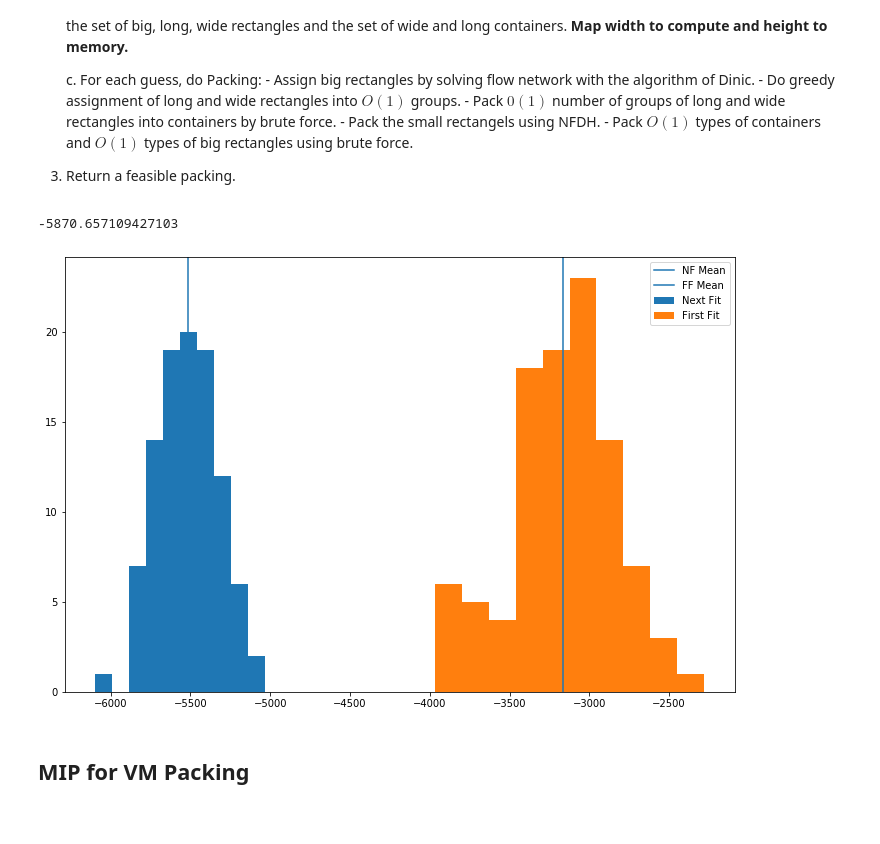
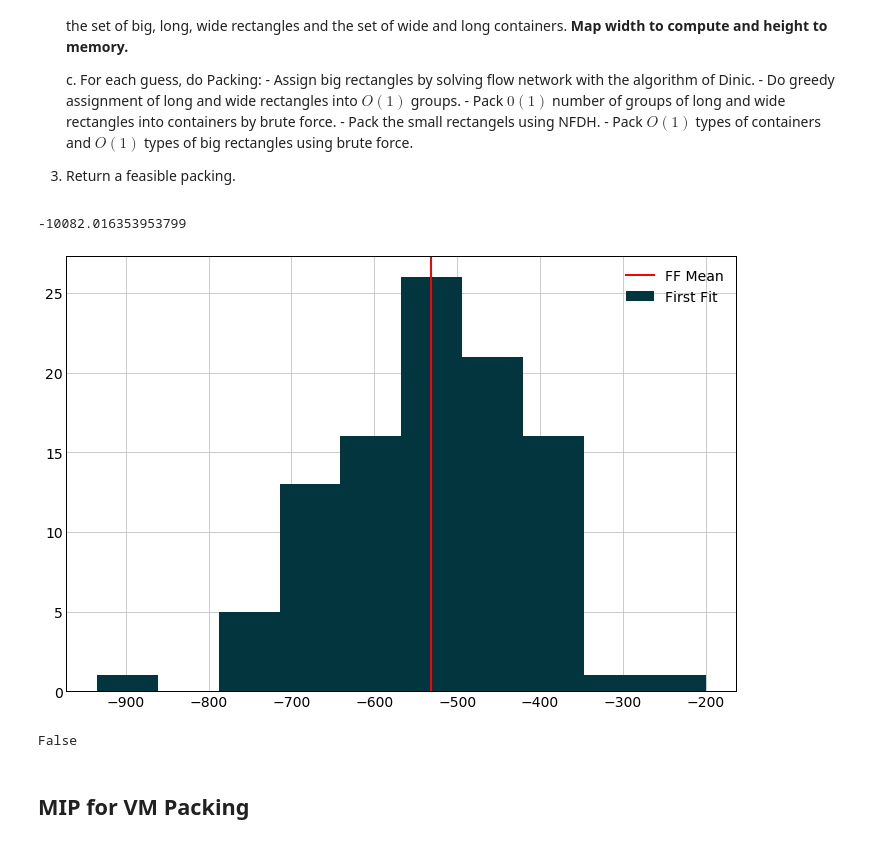
Before and after one commit to hubbs5/or-gym, a Jupyter notebook: notebooks/vm_packing_opt.ipynb, the cells around one changed output. Saved outputs shown, nothing was run; the diff lists cells and outputs as text; code cells hidden in the pictures.

```diff
--- a/notebooks/vm_packing_opt.ipynb
+++ b/notebooks/vm_packing_opt.ipynb
@@ -23,7 +23,6 @@ Input: set of items $i \in I$, where each item $i$ has two dimensions defined by
 
 3. Return a feasible packing.
 # %%
-import gym
 import or_gym
 import numpy as np
 import matplotlib.pyplot as plt
@@ -32,8 +31,9 @@ from pyomo.environ import *
 from pyomo.opt import SolverFactory
 import time
 %matplotlib inline
+plt.style.use('cmu_paper')
 # %%
-env = gym.make('VMPacking-v0')
+env = or_gym.make('VMPacking-v0')
 # %%
 s_bins, s_item = env.reset()
 # %%
@@ -83,7 +83,7 @@ while done == False:
 # %%
 sum(rewards)
 # %% [output]
--5870.657109427103
+-10082.016353953799
 # %%
 # Average FF and NF
 algos = ['NF', 'FF']
@@ -106,11 +106,11 @@ for a in algos:
     algo_rewards[a] = np.array(algo_rewards[a])
 # %%
 plt.figure(figsize=(12,8))
-plt.hist(algo_rewards['NF'], label='Next Fit')
-plt.axvline(algo_rewards['NF'].mean(), label='NF Mean')
+# plt.hist(algo_rewards['NF'], label='Next Fit')
+# plt.axvline(algo_rewards['NF'].mean(), label='NF Mean')
 plt.hist(algo_rewards['FF'], label='First Fit')
-plt.axvline(algo_rewards['FF'].mean(), label='FF Mean')
+plt.axvline(algo_rewards['FF'].mean(), label='FF Mean', c='r')
 plt.legend()
 plt.show()
 # %% [output]
-[figure, old version]
+[figure, new version]
@@ -117,3 +119,7 @@ plt.show()
+# %%
+print(str2bool('No'))
+# %% [output]
+False
 # %% [markdown]
 ## MIP for VM Packing
 # %%
```
Also changed, not shown: parts of 1 cell of this notebook, 2 other files.
